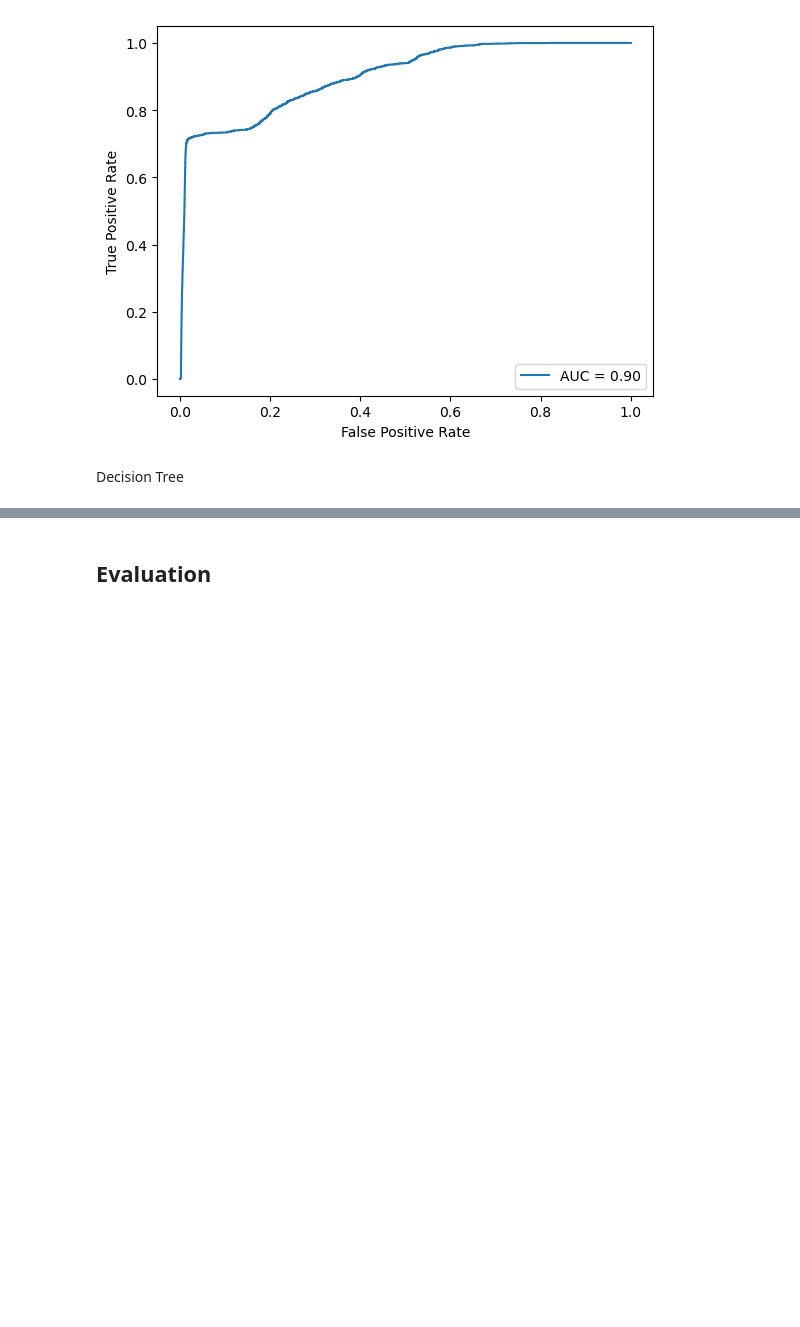
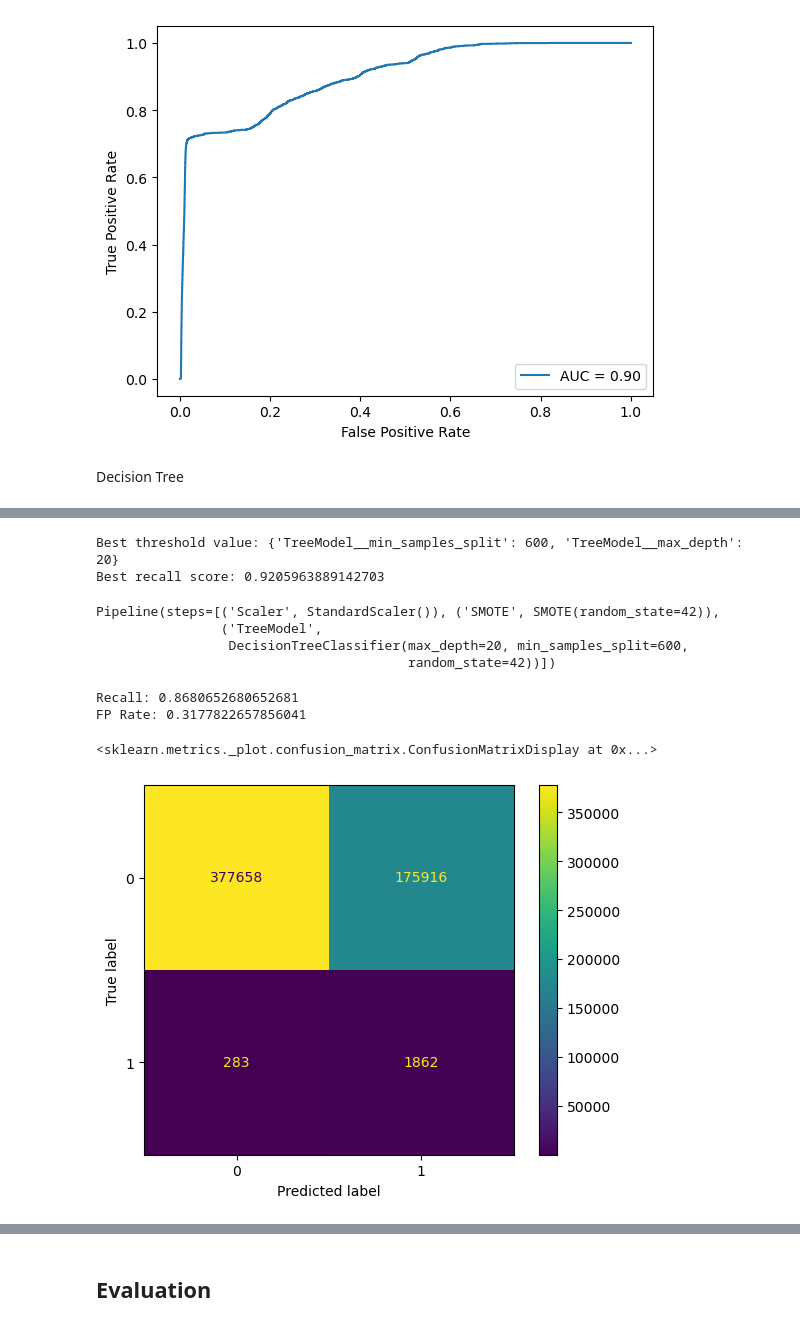
Before and after one commit to ChuckNadel/Classifying-Credit-Card-Fraud, a Jupyter notebook: FraudNotebook1.ipynb, the cells around one changed output, grey strips where cells are left out. Cells and saved outputs as stored; diff of their text form; code cells hidden in the pictures; blank space fills up the shorter version.

```diff
--- a/FraudNotebook1.ipynb
+++ b/FraudNotebook1.ipynb
@@ -479,3 +528,4 @@ Decision Tree
 # %%
 dt_clf = DecisionTreeClassifier(random_state= 42)
 pipelineDT = Pipeline([('Scaler', SS),('SMOTE', SMT),('TreeModel', dt_clf)])
+pipelineDT.fit(X_train, y_train)
@@ -481,0 +535,15 @@ pipelineDT = Pipeline([('Scaler', SS),('SMOTE', SMT),('TreeModel', dt_clf)])
+# %%
+y_pred_test = pipelineDT.predict(X_test)
+y_pred_train = pipelineDT.predict(X_train)
+print(recall_score(y_train, y_pred_train))
+print(recall_score(y_test, y_pred_test))
+confusion_matrix(y_test, y_pred_test)
+n_node_samples = dt_clf.tree_.n_node_samples
+
+leaf_indices = np.where(dt_clf.tree_.children_left == -1)[0]
+
+# calculate the average number of samples in each leaf node
+avg_samples_per_leaf = np.mean(n_node_samples[leaf_indices])
+
+# print the average number of samples in each leaf node
+print("Average number of samples per leaf:", avg_samples_per_leaf)
@@ -481,0 +556,4 @@ pipelineDT = Pipeline([('Scaler', SS),('SMOTE', SMT),('TreeModel', dt_clf)])
+# %%
+param_gridDT = {'TreeModel__max_depth': [20,25,30,35,40], 'TreeModel__min_samples_split': [200,400,600,800,1000]}
+grid_search = RandomizedSearchCV(pipelineDT, param_distributions = param_gridDT, scoring = 'recall', cv=5)
+grid_search.fit(X_train, y_train)
@@ -481,0 +574,28 @@ pipelineDT = Pipeline([('Scaler', SS),('SMOTE', SMT),('TreeModel', dt_clf)])
+# %%
+print("Best threshold value:", grid_search.best_params_)
+print("Best recall score:", grid_search.best_score_)
+# %% [output]
+Best threshold value: {'TreeModel__min_samples_split': 600, 'TreeModel__max_depth': 20}
+Best recall score: 0.9205963889142703
+# %%
+dt_clfBest = DecisionTreeClassifier(random_state= 42, min_samples_split = 600, max_depth= 20)
+pipelineDTBest = Pipeline([('Scaler', SS),('SMOTE', SMT),('TreeModel', dt_clfBest)])
+pipelineDTBest.fit(X_train, y_train)
+# %% [output]
+Pipeline(steps=[('Scaler', StandardScaler()), ('SMOTE', SMOTE(random_state=42)),
+                ('TreeModel',
+                 DecisionTreeClassifier(max_depth=20, min_samples_split=600,
+                                        random_state=42))])
+# %%
+y_pred_testDT = pipelineDTBest.predict(X_test)
+y_pred_train = pipelineDTBest.predict(X_train)
+print('Recall:', recall_score(y_test, y_pred_test))
+print('FP Rate:', false_positive_rate(y_test, y_pred_test, 0.5))
+cm_dt = confusion_matrix(y_test, y_pred_test)
+display = ConfusionMatrixDisplay(confusion_matrix = cm_dt)
+display.plot()
+# %% [output]
+Recall: 0.8680652680652681
+FP Rate: 0.3177822657856041
+<sklearn.metrics._plot.confusion_matrix.ConfusionMatrixDisplay at 0x...>
+[figure, added]
```
Also changed, not shown: parts of 14 cells of this notebook.
